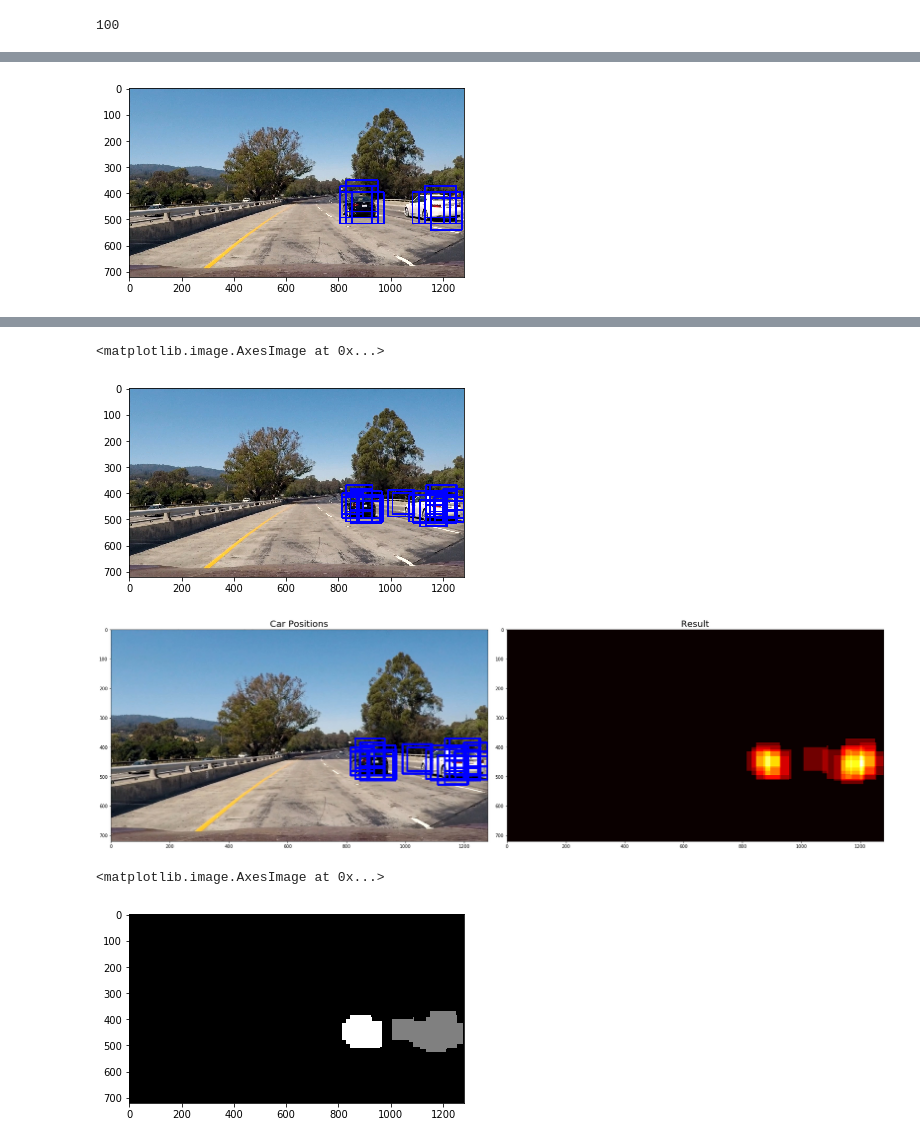
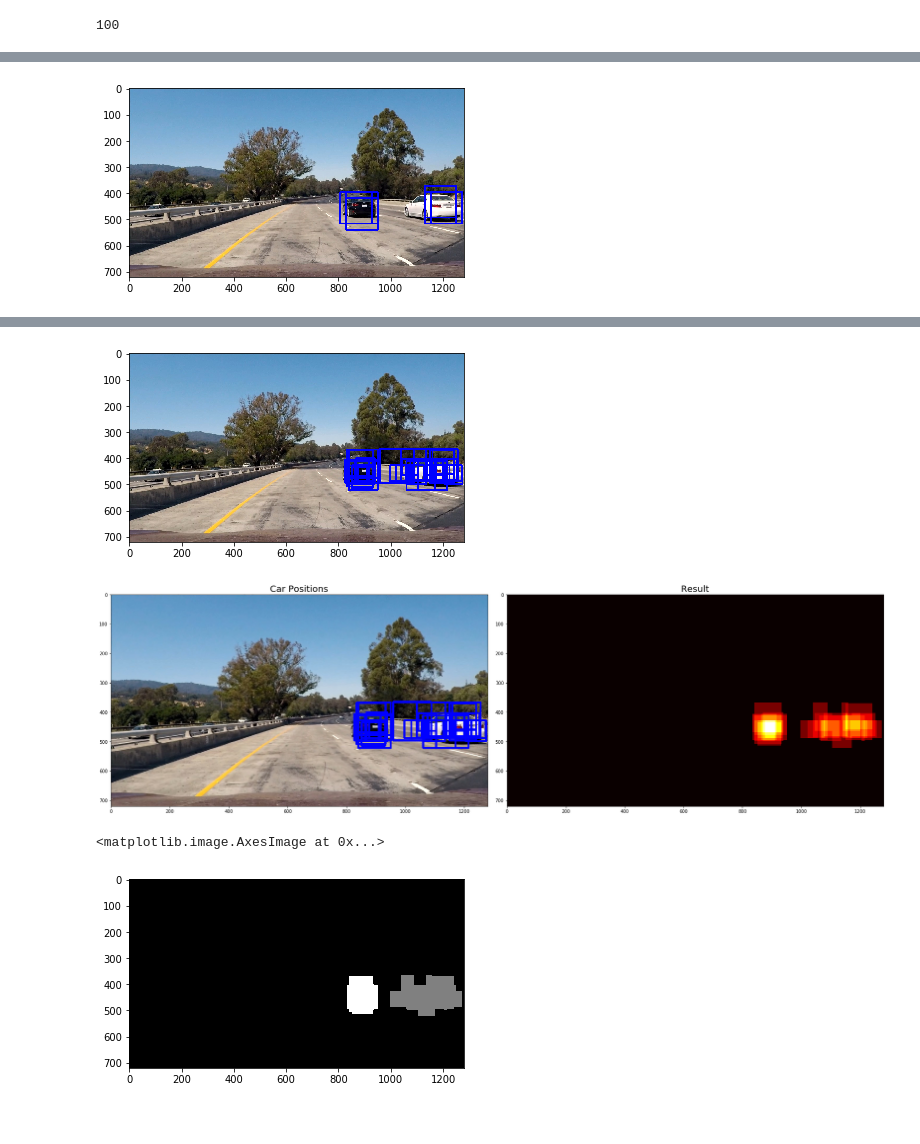
Before and after one commit to SuaiChen/CarND-Vehicle-Detection, a Jupyter notebook: Vehicle-Detection.ipynb, the cells around one changed output, grey strips where cells are left out. Saved outputs shown, nothing was run; the diff lists cells and outputs as text; code cells hidden in the pictures.

```diff
--- a/Vehicle-Detection.ipynb
+++ b/Vehicle-Detection.ipynb
@@ -54,10 +54,13 @@ show_histogram(image)
 [figure]
 # %%
 #Compute spatial features
-def bin_spatial(img, size=(32, 32)):
+def bin_spatial_old(img, size=(32, 32)):
     rcolor = cv2.resize(img[:,:,0], size).ravel()
     gcolor = cv2.resize(img[:,:,1], size).ravel()
     bcolor = cv2.resize(img[:,:,2], size).ravel()
     return np.concatenate((rcolor, gcolor, bcolor))
+def bin_spatial(img, size=(32, 32)):
+    rcolor = cv2.resize(img[:,:,0], size).ravel()
+    return np.array(rcolor)
 print("spatial feature numbers:",bin_spatial(image).shape[0])
 # %% [output]
@@ -179,11 +178,11 @@ with car numbers: 2258
 # %%
 # Get only 1/5 of the training data to avoid overfitting
 for ix, notcar in enumerate(all_notcars):
-    if ix % 4 == 0:
+    if ix % 5 == 0:
         notcars.append(notcar)
 
 for ix, car in enumerate(all_cars):
-    if ix % 1 == 0:
+    if ix % 5 == 0:
         cars.append(car)
 
 car_image = mpimg.imread(cars[0])
@@ -391,13 +386,13 @@ fig = plt.figure()
 plt.imshow(result_image)
 plt.show()
 # %% [output]
-[figure, old version]
+[figure, new version]
 # %%
 def apply_sliding_window(image, svc, X_scaler, pix_per_cell, cell_per_block, spatial_size, hist_bins):
     all_windows_list = []
 
     #one size
-    windows = slide_window(image,x_start_stop=[750, None], y_start_stop=[370, 530],xy_window=(120, 120),xy_overlap=(0.6, 0.8))
+    windows = slide_window(image,x_start_stop=[750, None], y_start_stop=[365, 530],xy_window=(130, 130),xy_overlap=(0.6, 0.6))
     on_windows_list = search_windows(image,windows,svc,X_scaler,
                                  color_space = color_space,
                                  spatial_size=spatial_size, hist_bins=hist_bins,
@@ -408,7 +403,7 @@ def apply_sliding_window(image, svc, X_scaler, pix_per_cell, cell_per_block, spa
     all_windows_list+=on_windows_list
 
     #one size
-    windows = slide_window(image,x_start_stop=[750, None], y_start_stop=[370, 530],xy_window=(100, 100),xy_overlap=(0.6, 0.8))
+    windows = slide_window(image,x_start_stop=[751, None], y_start_stop=[366, 530],xy_window=(120, 120),xy_overlap=(0.6, 0.6))
     on_windows_list = search_windows(image,windows,svc,X_scaler,
                                  color_space = color_space,
                                  spatial_size=spatial_size, hist_bins=hist_bins,
@@ -419,7 +414,62 @@ def apply_sliding_window(image, svc, X_scaler, pix_per_cell, cell_per_block, spa
     all_windows_list+=on_windows_list
 
     #one size
-    windows = slide_window(image,x_start_stop=[750, None], y_start_stop=[370, 530],xy_window=(80, 80),xy_overlap=(0.6, 0.8))
+    windows = slide_window(image,x_start_stop=[752, None], y_start_stop=[367, 530],xy_window=(110, 110),xy_overlap=(0.6, 0.6))
+    on_windows_list = search_windows(image,windows,svc,X_scaler,
+                                 color_space = color_space,
+                                 spatial_size=spatial_size, hist_bins=hist_bins,
+                                 hist_range=(0, 256), orient=orient,
+                                 pix_per_cell=pix_per_cell, cell_per_block=cell_per_block,
+                                 hog_channel=hog_channel, spatial_feat=spatial_feat,
+                                 hist_feat=hist_feat, hog_feat=hog_feat)
+    all_windows_list+=on_windows_list
+
+    #one size
+    windows = slide_window(image,x_start_stop=[753, None], y_start_stop=[368, 530],xy_window=(100, 100),xy_overlap=(0.6, 0.6))
+    on_windows_list = search_windows(image,windows,svc,X_scaler,
+                                 color_space = color_space,
+                                 spatial_size=spatial_size, hist_bins=hist_bins,
+                                 hist_range=(0, 256), orient=orient,
+                                 pix_per_cell=pix_per_cell, cell_per_block=cell_per_block,
+                                 hog_channel=hog_channel, spatial_feat=spatial_feat,
+                                 hist_feat=hist_feat, hog_feat=hog_feat)
+    all_windows_list+=on_windows_list
+
+    #one size
+    windows = slide_window(image,x_start_stop=[754, None], y_start_stop=[369, 530],xy_window=(90, 90),xy_overlap=(0.6, 0.6))
+    on_windows_list = search_windows(image,windows,svc,X_scaler,
+                                 color_space = color_space,
+                                 spatial_size=spatial_size, hist_bins=hist_bins,
+                                 hist_range=(0, 256), orient=orient,
+                                 pix_per_cell=pix_per_cell, cell_per_block=cell_per_block,
+                                 hog_channel=hog_channel, spatial_feat=spatial_feat,
+                                 hist_feat=hist_feat, hog_feat=hog_feat)
+    all_windows_list+=on_windows_list
+
+    #one size
+    windows = slide_window(image,x_start_stop=[755, None], y_start_stop=[370, 530],xy_window=(80, 80),xy_overlap=(0.6, 0.6))
+    on_windows_list = search_windows(image,windows,svc,X_scaler,
+                                 color_space = color_space,
+                                 spatial_size=spatial_size, hist_bins=hist_bins,
+                                 hist_range=(0, 256), orient=orient,
+                                 pix_per_cell=pix_per_cell, cell_per_block=cell_per_block,
+                                 hog_channel=hog_channel, spatial_feat=spatial_feat,
+                                 hist_feat=hist_feat, hog_feat=hog_feat)
+    all_windows_list+=on_windows_list
+
+    #one size
+    windows = slide_window(image,x_start_stop=[756, None], y_start_stop=[400, 500],xy_window=(70, 70),xy_overlap=(0.6, 0.6))
+    on_windows_list = search_windows(image,windows,svc,X_scaler,
+                                 color_space = color_space,
+                                 spatial_size=spatial_size, hist_bins=hist_bins,
+                                 hist_range=(0, 256), orient=orient,
+                                 pix_per_cell=pix_per_cell, cell_per_block=cell_per_block,
+                                 hog_channel=hog_channel, spatial_feat=spatial_feat,
+                                 hist_feat=hist_feat, hog_feat=hog_feat)
+    all_windows_list+=on_windows_list
+
+    #one size
+    windows = slide_window(image,x_start_stop=[756, None], y_start_stop=[403, 500],xy_window=(60, 60),xy_overlap=(0.6, 0.6))
     on_windows_list = search_windows(image,windows,svc,X_scaler,
                                  color_space = color_space,
                                  spatial_size=spatial_size, hist_bins=hist_bins,
@@ -444,5 +493,4 @@ plt.imshow(result_image)
-<matplotlib.image.AxesImage at 0x...>
-[figure, old version]
+[figure, new version]
 # %%
 from scipy.ndimage.measurements import label
 
@@ -505,12 +553,12 @@ def show_images(image1, image2,  image1_exp="Image 1", image2_exp="Image 2"):
 
 show_images(result_image, heatmap, "Car Positions", "Result")
 # %% [output]
-[figure, old version]
+[figure, new version]
 # %%
 plt.imshow(labels[0], cmap='gray')
 # %% [output]
 <matplotlib.image.AxesImage at 0x...>
-[figure, old version]
+[figure, new version]
 # %%
 plt.imshow(draw_img)
 # %% [output]
```
Also changed, not shown: parts of 13 cells of this notebook, 1 other file.
